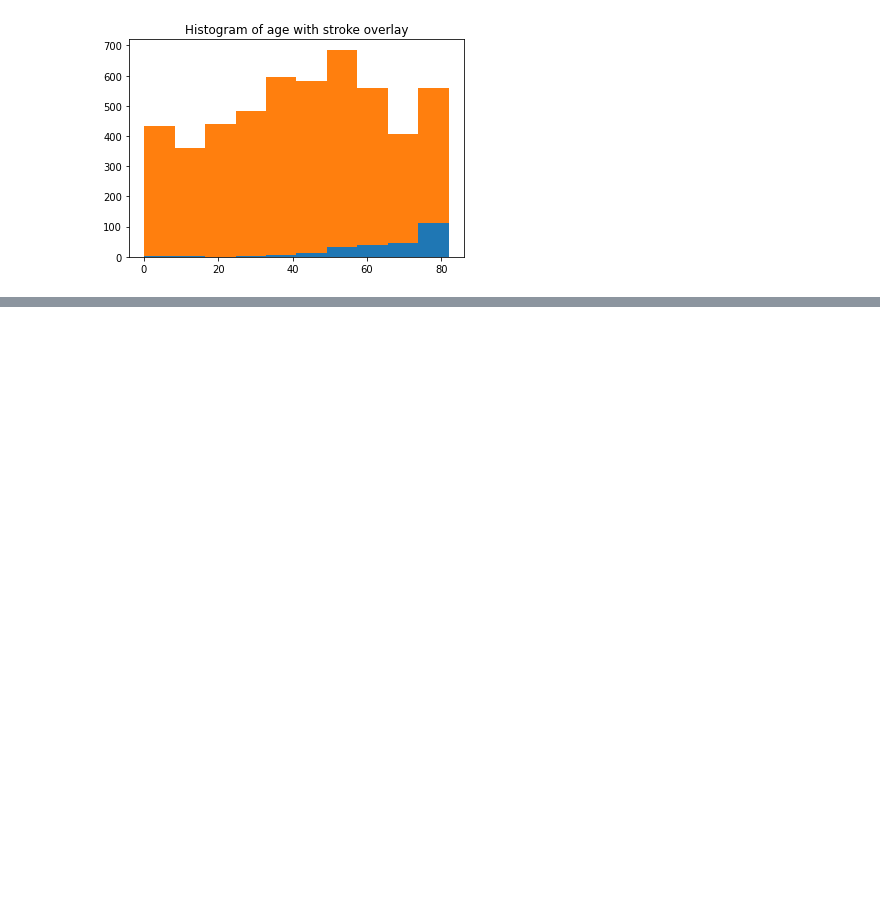
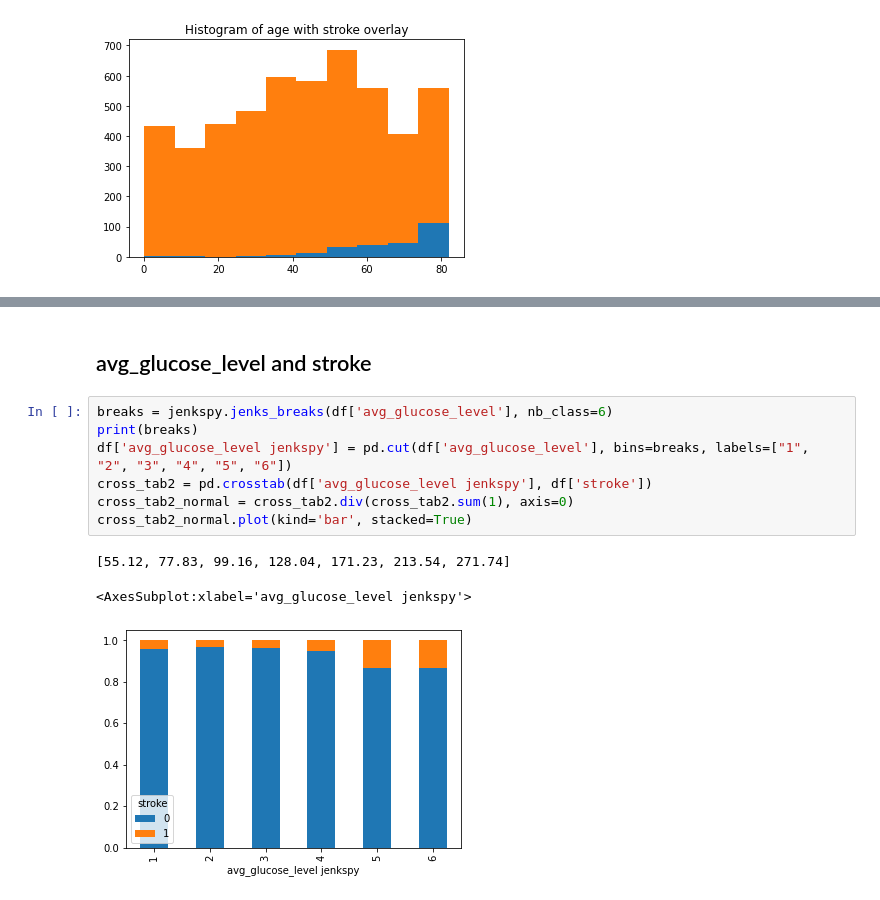
Before and after one commit to GhazaleZe/Stroke-Prediction, a Jupyter notebook: P2.ipynb, the cells around one changed output, grey strips where cells are left out. Saved outputs shown, nothing was run; the diff lists cells and outputs as text; blank space fills up the shorter version.

```diff
--- a/P2.ipynb
+++ b/P2.ipynb
@@ -152,0 +181,13 @@ plt.show()
+# %% [markdown]
+## avg_glucose_level and stroke
+# %%
+breaks = jenkspy.jenks_breaks(df['avg_glucose_level'], nb_class=6)
+print(breaks)
+df['avg_glucose_level jenkspy'] = pd.cut(df['avg_glucose_level'], bins=breaks, labels=["1", "2", "3", "4", "5", "6"])
+cross_tab2 = pd.crosstab(df['avg_glucose_level jenkspy'], df['stroke'])
+cross_tab2_normal = cross_tab2.div(cross_tab2.sum(1), axis=0)
+cross_tab2_normal.plot(kind='bar', stacked=True)
+# %% [output]
+[55.12, 77.83, 99.16, 128.04, 171.23, 213.54, 271.74]
+<AxesSubplot:xlabel='avg_glucose_level jenkspy'>
+[figure, added]
```
Also changed, not shown: parts of 11 cells of this notebook.
